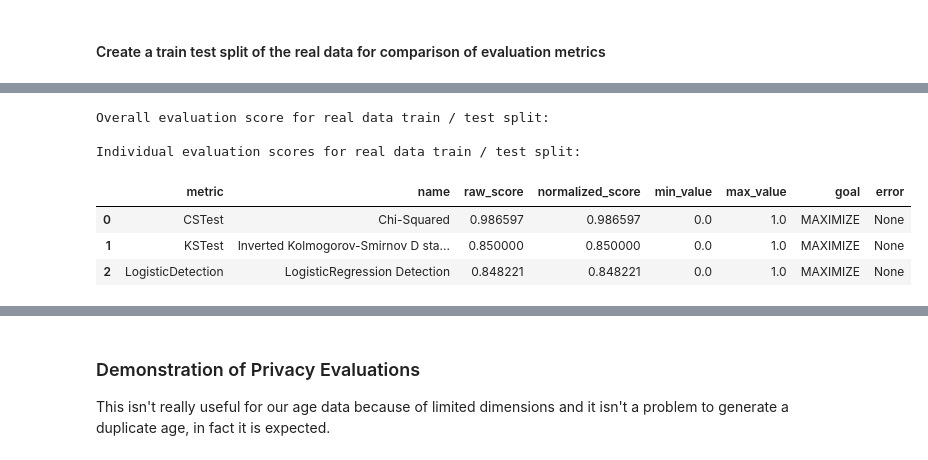
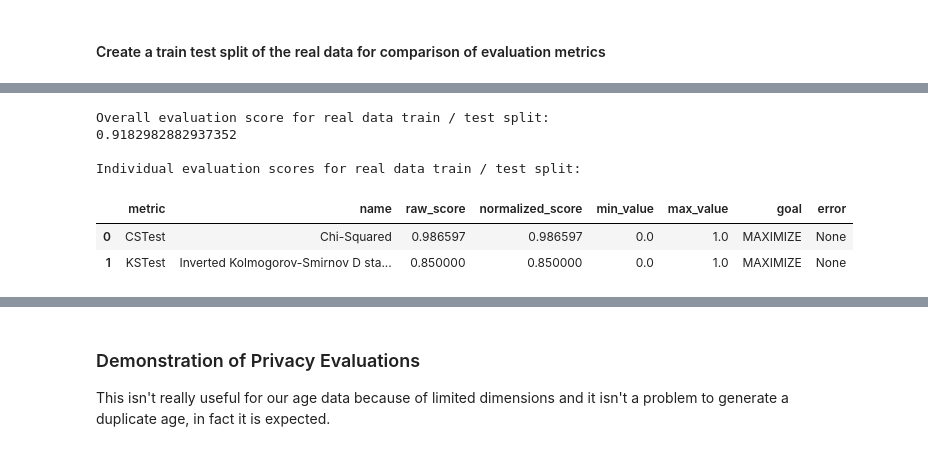
Before and after one commit to dianamJLAB/DS6050, a Jupyter notebook: eICU_gan/data_evaluation/data_eval_exploration.ipynb, the cells around one changed output, grey strips where cells are left out. Saved outputs shown, nothing was run; the diff lists cells and outputs as text; code cells hidden in the pictures.

```diff
--- a/eICU_gan/data_evaluation/data_eval_exploration.ipynb
+++ b/eICU_gan/data_evaluation/data_eval_exploration.ipynb
@@ -136,18 +121,18 @@ Individual evaluation scores for ourGAN generated data:
 # %%
 print("Overall evaluation score for real data train / test split: ")
-evaluate(ages_test, ages_train, metrics=['CSTest', 'KSTest','LogisticDetection','DiscreteKLDivergence','ContinuousKLDivergence'], aggregate=True)
+print(evaluate(ages_test, ages_train, metrics=['CSTest', 'KSTest'], aggregate=True))
 
 print(" ")
 print("Individual evaluation scores for real data train / test split: ")
-evaluate(ages_test, ages_train, metrics=['CSTest', 'KSTest','LogisticDetection'], aggregate=False)
+evaluate(ages_test, ages_train, metrics=['CSTest', 'KSTest'], aggregate=False)
 # %% [output]
 Overall evaluation score for real data train / test split:
+0.9182982882937352
 
 Individual evaluation scores for real data train / test split:
 |  | metric | name | raw_score | normalized_score | min_value | max_value | goal | error |
 | 0 | CSTest | Chi-Squared | 0.986597 | 0.986597 | 0.0 | 1.0 | MAXIMIZE | None |
 | 1 | KSTest | Inverted Kolmogorov-Smirnov D sta... | 0.850000 | 0.850000 | 0.0 | 1.0 | MAXIMIZE | None |
-| 2 | LogisticDetection | LogisticRegression Detection | 0.848221 | 0.848221 | 0.0 | 1.0 | MAXIMIZE | None |
 # %%
 from sdv.metrics.tabular import GMLogLikelihood
 raw_GMLL = GMLogLikelihood.compute(df_ages, df_ages_ourGAN)
```
Also changed, not shown: parts of 20 cells of this notebook, 6 other files.
